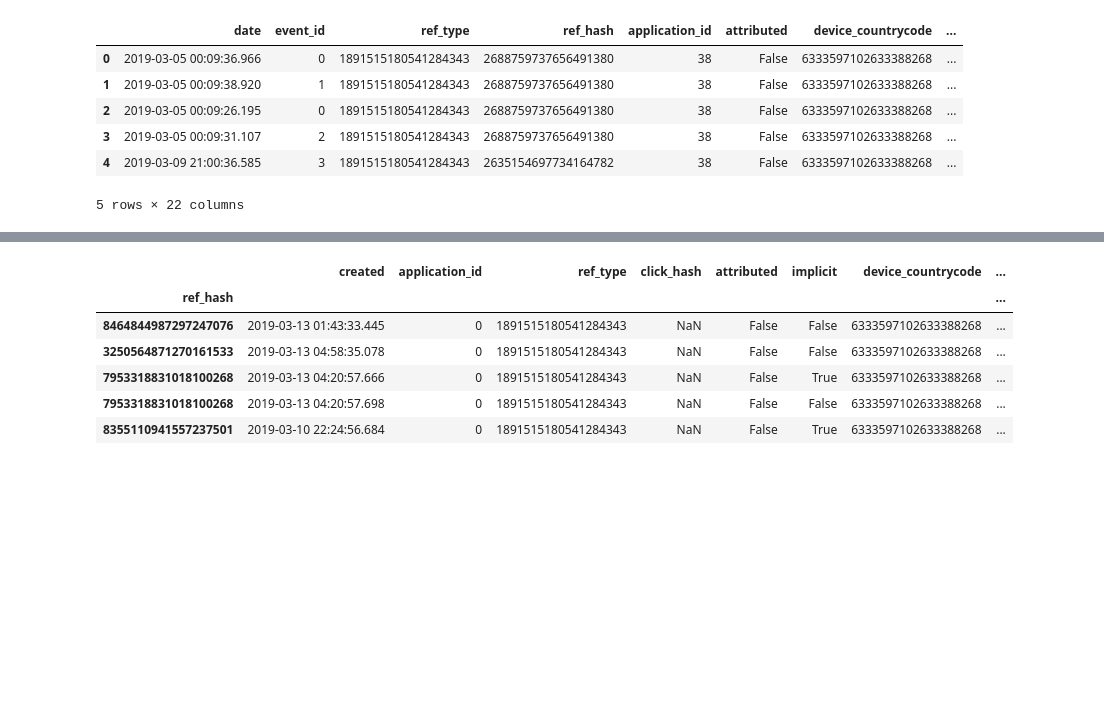
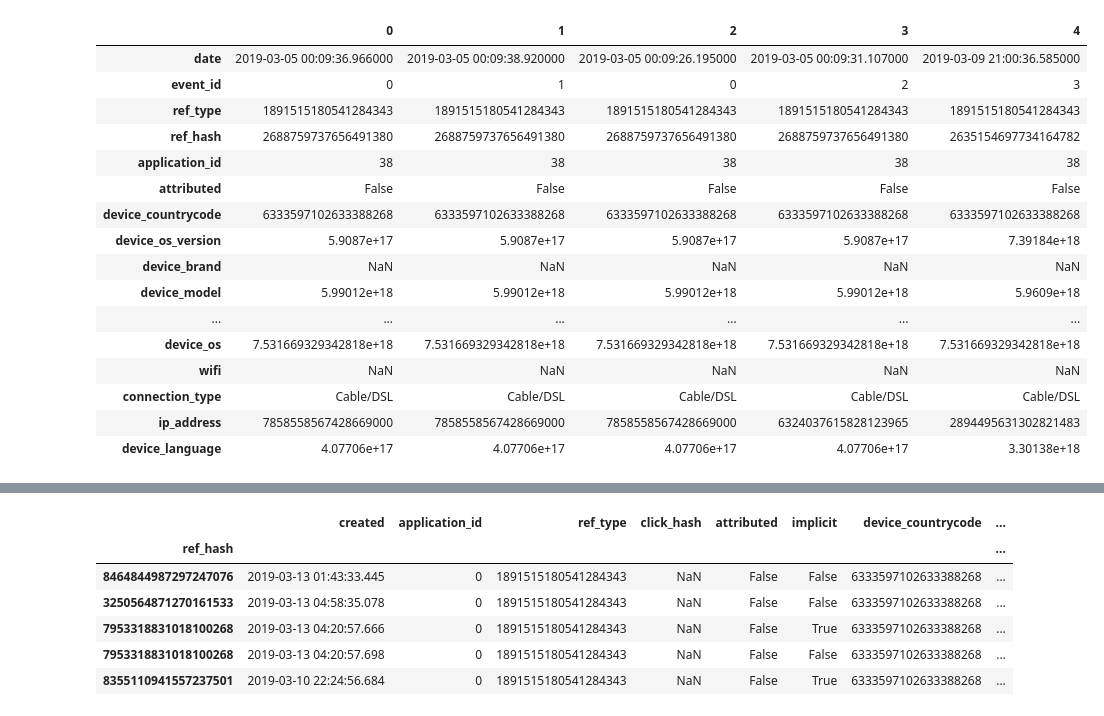
Before and after one commit to bebetosaba/7506-datos-1C2019, a Jupyter notebook: TP1/analisis.ipynb, the cells around one changed output, grey strips where cells are left out. Cells and saved outputs as stored; diff of their text form; code cells hidden in the pictures; blank space fills up the shorter version.

```diff
--- a/TP1/analisis.ipynb
+++ b/TP1/analisis.ipynb
@@ -31,10 +33,22 @@ setup done
-# %%
-eventsDF.head(5)
-# %% [output]
-|  | date | event_id | ref_type | ref_hash | application_id | attributed | device_countrycode | ... |
-| 0 | 2019-03-05 00:09:36.966 | 0 | 1891515180541284343 | 2688759737656491380 | 38 | False | 6333597102633388268 | ... |
-| 1 | 2019-03-05 00:09:38.920 | 1 | 1891515180541284343 | 2688759737656491380 | 38 | False | 6333597102633388268 | ... |
-| 2 | 2019-03-05 00:09:26.195 | 0 | 1891515180541284343 | 2688759737656491380 | 38 | False | 6333597102633388268 | ... |
-| 3 | 2019-03-05 00:09:31.107 | 2 | 1891515180541284343 | 2688759737656491380 | 38 | False | 6333597102633388268 | ... |
-| 4 | 2019-03-09 21:00:36.585 | 3 | 1891515180541284343 | 2635154697734164782 | 38 | False | 6333597102633388268 | ... |
-5 rows × 22 columns
+# %%
+%%time
+display(eventsDF.head(5).T)
+eventsDF['device_language'].value_counts()
+# %% [output]
+|  | 0 | 1 | 2 | 3 | 4 |
+| date | 2019-03-05 00:09:36.966000 | 2019-03-05 00:09:38.920000 | 2019-03-05 00:09:26.195000 | 2019-03-05 00:09:31.107000 | 2019-03-09 21:00:36.585000 |
+| event_id | 0 | 1 | 0 | 2 | 3 |
+| ref_type | 1891515180541284343 | 1891515180541284343 | 1891515180541284343 | 1891515180541284343 | 1891515180541284343 |
+| ref_hash | 2688759737656491380 | 2688759737656491380 | 2688759737656491380 | 2688759737656491380 | 2635154697734164782 |
+| application_id | 38 | 38 | 38 | 38 | 38 |
+| attributed | False | False | False | False | False |
+| device_countrycode | 6333597102633388268 | 6333597102633388268 | 6333597102633388268 | 6333597102633388268 | 6333597102633388268 |
+| device_os_version | 5.9087e+17 | 5.9087e+17 | 5.9087e+17 | 5.9087e+17 | 7.39184e+18 |
+| device_brand | NaN | NaN | NaN | NaN | NaN |
+| device_model | 5.99012e+18 | 5.99012e+18 | 5.99012e+18 | 5.99012e+18 | 5.9609e+18 |
+| ... | ... | ... | ... | ... | ... |
+| device_os | 7.531669329342818e+18 | 7.531669329342818e+18 | 7.531669329342818e+18 | 7.531669329342818e+18 | 7.531669329342818e+18 |
+| wifi | NaN | NaN | NaN | NaN | NaN |
+| connection_type | Cable/DSL | Cable/DSL | Cable/DSL | Cable/DSL | Cable/DSL |
+| ip_address | 7858558567428669000 | 7858558567428669000 | 7858558567428669000 | 6324037615828123965 | 2894495631302821483 |
+| device_language | 4.07706e+17 | 4.07706e+17 | 4.07706e+17 | 4.07706e+17 | 3.30138e+18 |
```
Also changed, not shown: parts of 14 cells of this notebook.
